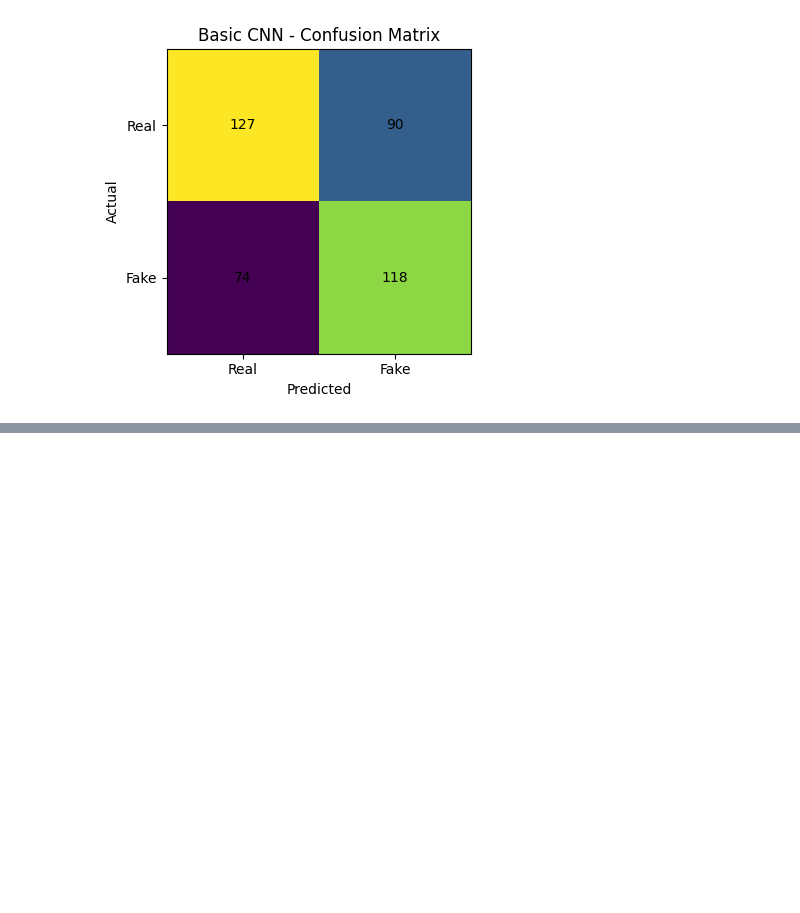
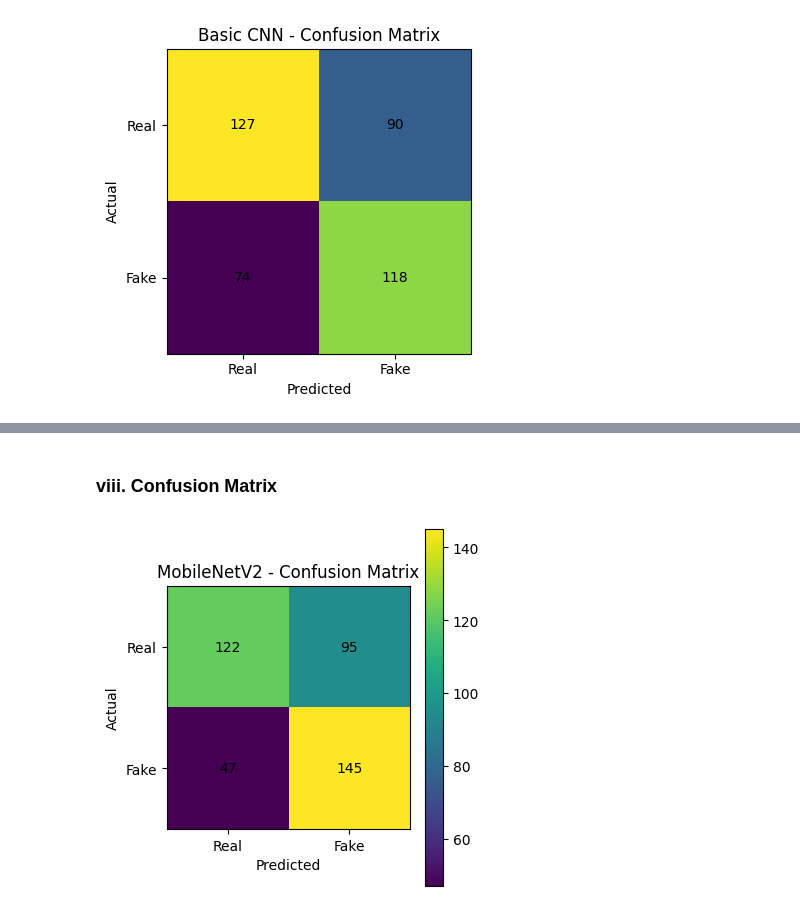
Before and after one commit to zubair-ui/Fake-Face-Detection, a Jupyter notebook: fake-face-detection.ipynb, the cells around one changed output, grey strips where cells are left out. Cells and saved outputs as stored; diff of their text form; code cells hidden in the pictures; blank space fills up the shorter version.

```diff
--- a/fake-face-detection.ipynb
+++ b/fake-face-detection.ipynb
@@ -244,0 +251,8 @@ plt.show()
+# %%
+base_model = MobileNetV2(
+    weights='imagenet',
+    include_top=False,
+    input_shape=(224, 224, 3)
+)
+
+base_model.trainable = True
@@ -244,0 +335,4 @@ plt.show()
+# %%
+y_pred_mn = (mobilenet_model.predict(X_val) > 0.5).astype(int)
+
+print(classification_report(y_val, y_pred_mn))
@@ -244,0 +377,24 @@ plt.show()
+# %% [markdown]
+### viii. Confusion Matrix
+# %%
+cm = confusion_matrix(y_val, y_pred_mn)
+
+plt.figure(figsize=(4,4))
+plt.imshow(cm)
+plt.title("MobileNetV2 - Confusion Matrix")
+plt.colorbar()
+plt.xticks([0,1], ['Real','Fake'])
+plt.yticks([0,1], ['Real','Fake'])
+
+for i in range(2):
+    for j in range(2):
+        plt.text(j, i, cm[i,j], ha="center", va="center")
+
+plt.xlabel("Predicted")
+plt.ylabel("Actual")
+
+plt.tight_layout()
+plt.savefig("plots/mobilenetv2_confusion_matrix.png")
+plt.show()
+# %% [output]
+[figure, added]
```
Also changed, not shown: parts of 15 cells of this notebook.
